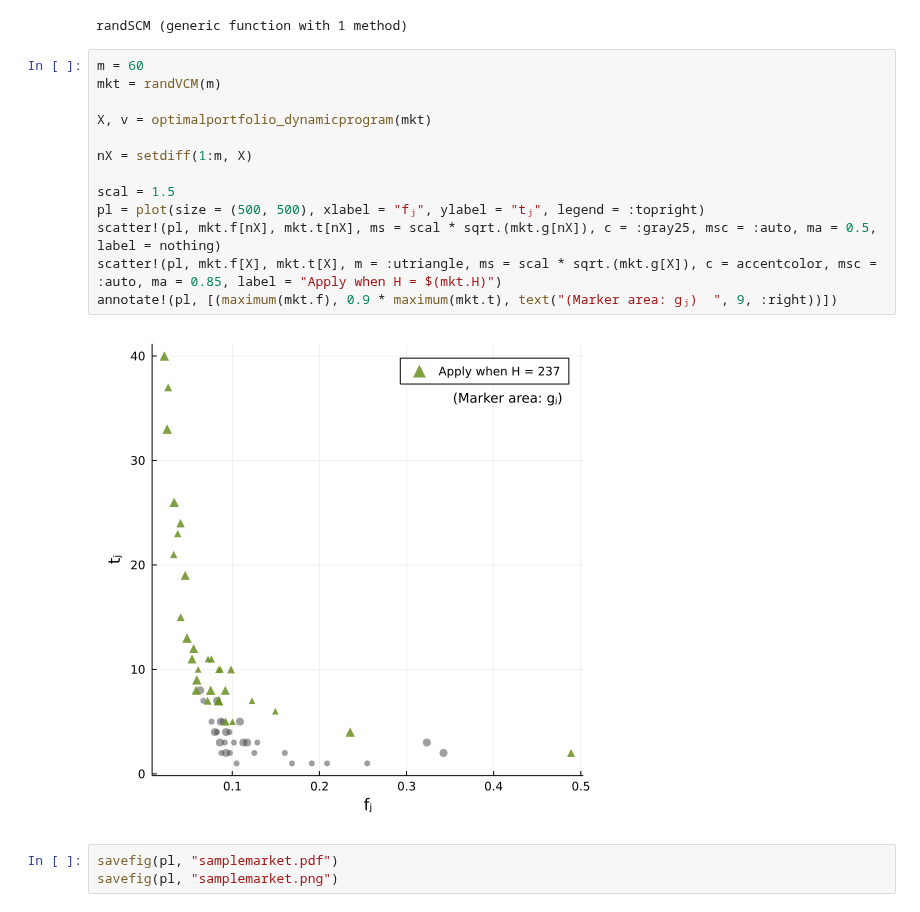
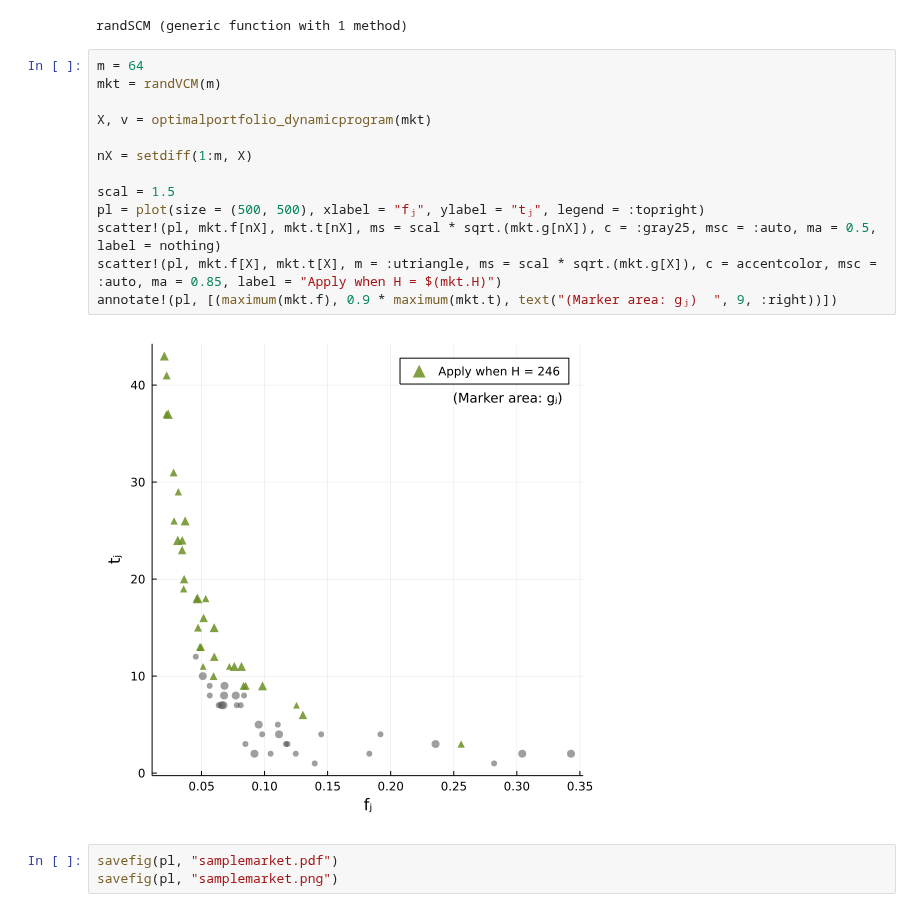
Before and after one commit to maxkapur/OptimalApplication.jl, a Jupyter notebook: paper/plots/plots.ipynb, the cells around one changed output. Saved outputs shown, nothing was run; the diff lists cells and outputs as text.

```diff
--- a/paper/plots/plots.ipynb
+++ b/paper/plots/plots.ipynb
@@ -104,20 +104,20 @@ end
 # %% [output]
 randSCM (generic function with 1 method)
 # %%
-m = 60
+m = 64
 mkt = randVCM(m)
 
 X, v = optimalportfolio_dynamicprogram(mkt)
 
 nX = setdiff(1:m, X)
 
 scal = 1.5
 pl = plot(size = (500, 500), xlabel = "fⱼ", ylabel = "tⱼ", legend = :topright)
 scatter!(pl, mkt.f[nX], mkt.t[nX], ms = scal * sqrt.(mkt.g[nX]), c = :gray25, msc = :auto, ma = 0.5, label = nothing)
 scatter!(pl, mkt.f[X], mkt.t[X], m = :utriangle, ms = scal * sqrt.(mkt.g[X]), c = accentcolor, msc = :auto, ma = 0.85, label = "Apply when H = $(mkt.H)")
 annotate!(pl, [(maximum(mkt.f), 0.9 * maximum(mkt.t), text("(Marker area: gⱼ)  ", 9, :right))])
 # %% [output]
-[figure, old version]
+[figure, new version]
 # %%
 savefig(pl, "samplemarket.pdf")
 savefig(pl, "samplemarket.png")
```
Also changed, not shown: 5 other files.
